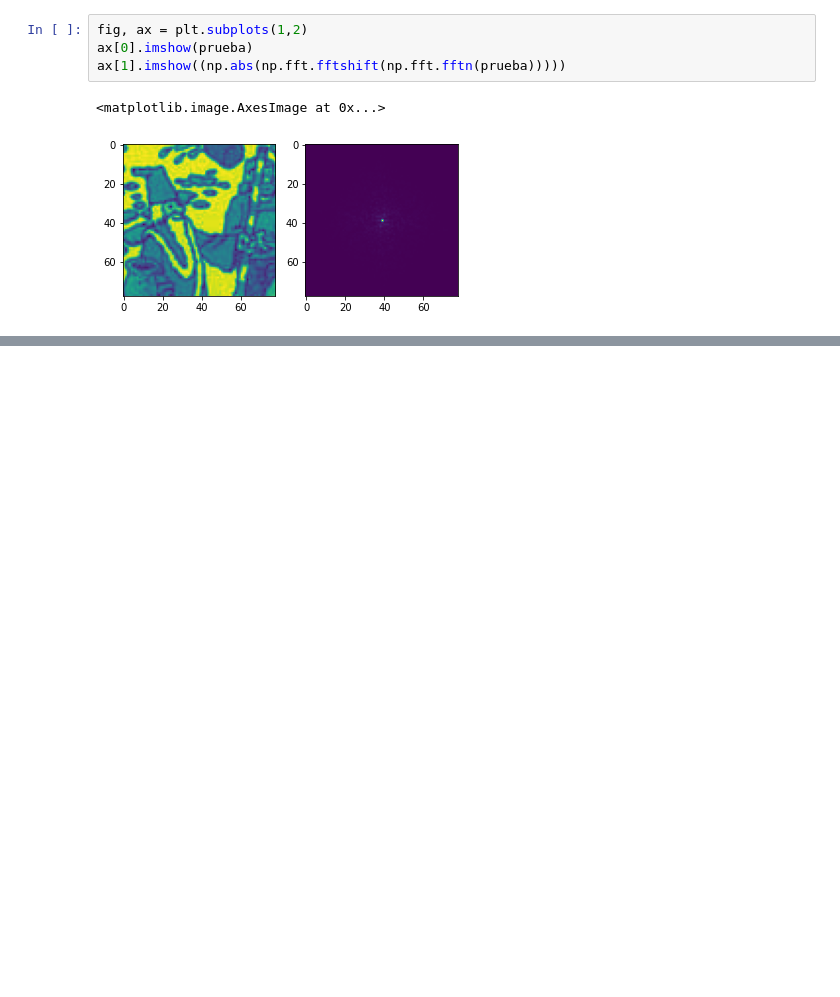
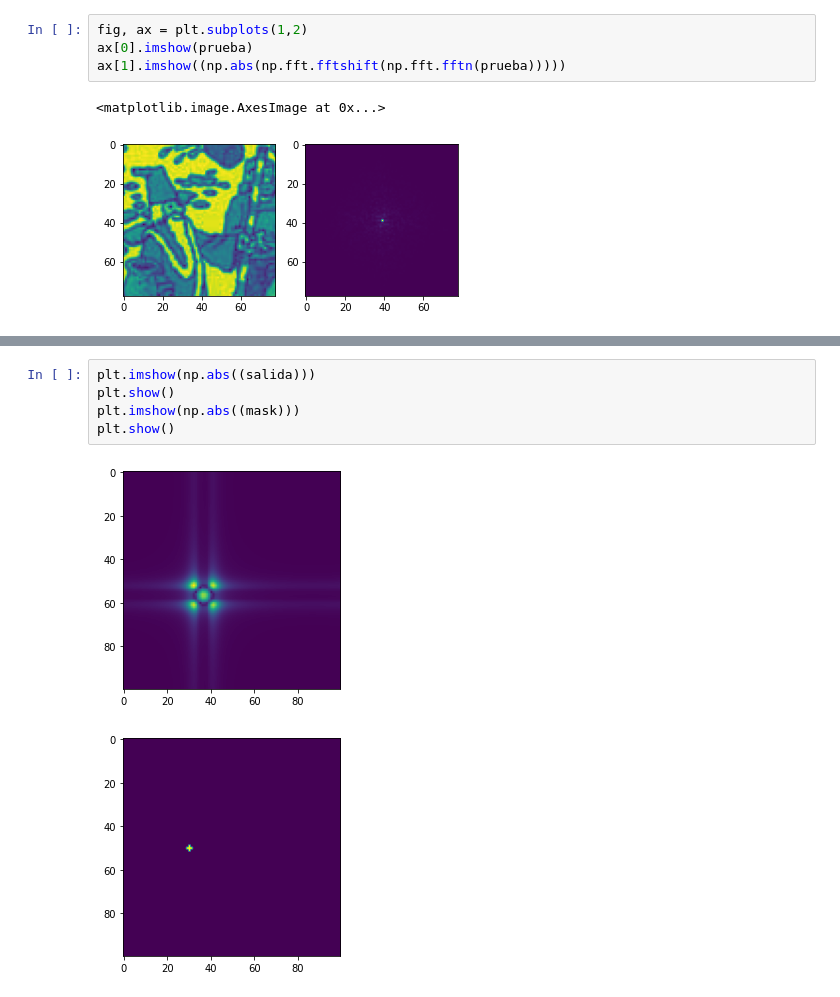
Before and after one commit to JuanDaAC/OpticalInstruments, a Jupyter notebook: Entrega 2/Pruebas/PruebasFourier.ipynb, the cells around one changed output, grey strips where cells are left out. Cells and saved outputs as stored; diff of their text form; blank space fills up the shorter version.

```diff
--- a/Entrega 2/Pruebas/PruebasFourier.ipynb
+++ b/Entrega 2/Pruebas/PruebasFourier.ipynb
@@ -147,0 +174,8 @@ plt.imshow(np.abs(np.fft.fftshift(eso)))
+# %%
+plt.imshow(np.abs((salida)))
+plt.show()
+plt.imshow(np.abs((mask)))
+plt.show()
+# %% [output]
+[figure, added]
+[figure, added]
```
Also changed, not shown: parts of 5 cells of this notebook.
